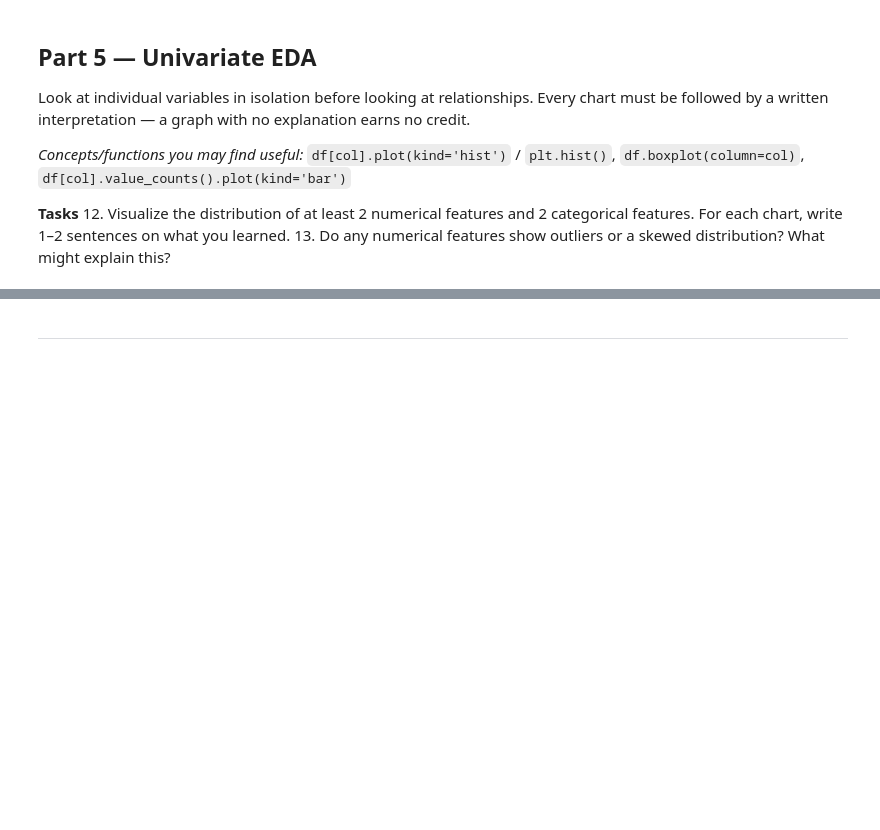
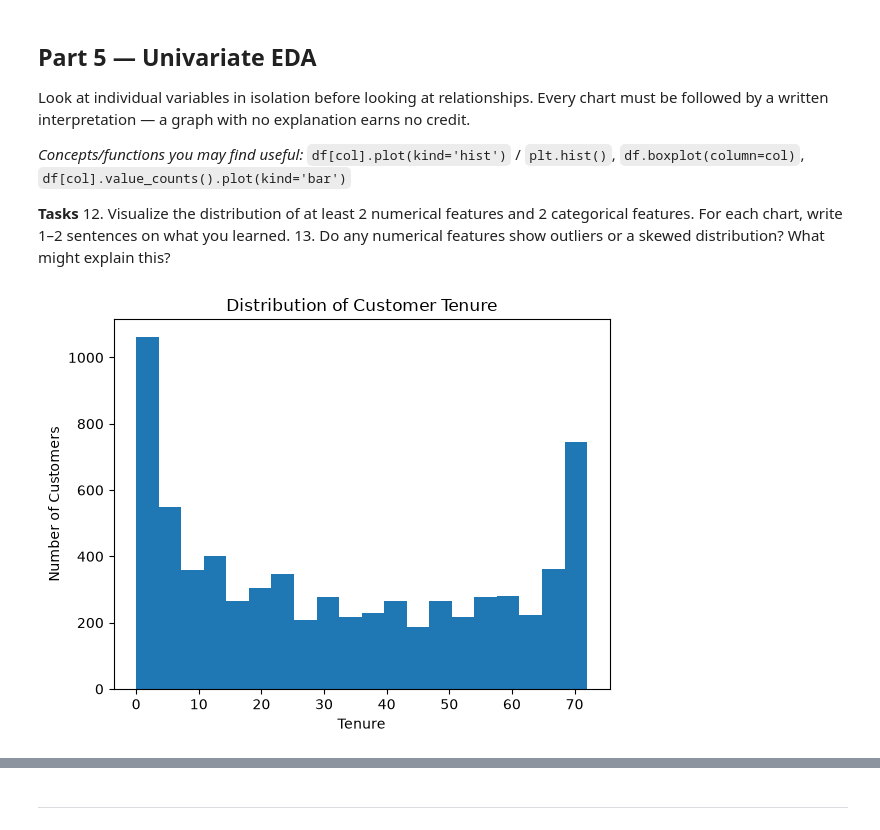
Before and after one commit to qasimio/Program5, a Jupyter notebook: 023-24-0279_MQasim_lab2.ipynb, the cells around one changed output, grey strips where cells are left out. Cells and saved outputs as stored; diff of their text form; code cells hidden in the pictures; blank space fills up the shorter version.

Commit message:
All 26 tasks done with cleaned dataset and bonus tasks

```diff
--- a/023-24-0279_MQasim_lab2.ipynb
+++ b/023-24-0279_MQasim_lab2.ipynb
@@ -191,2 +242,37 @@ Cleaning is a series of justified decisions, not a fixed recipe. For every issue
 # %%
 # Task 11 — apply your cleaning decisions here
+cleaned_df = df.copy()
+
+# Remove extra spaces from text columns
+for col in cleaned_df.select_dtypes(include="object").columns:
+    cleaned_df[col] = cleaned_df[col].str.strip()
+
+# Convert TotalCharges to numeric
+cleaned_df["TotalCharges"] = pd.to_numeric(
+    cleaned_df["TotalCharges"],
+    errors="coerce"
+)
+
+# Fill missing numerical values with median
+numeric_columns = cleaned_df.select_dtypes(include=np.number).columns
+
+for col in numeric_columns:
+    cleaned_df[col] = cleaned_df[col].fillna(cleaned_df[col].median())
+
+# Fill missing categorical values with mode
+categorical_columns = cleaned_df.select_dtypes(include="object").columns
+
+for col in categorical_columns:
+    if cleaned_df[col].isnull().sum() > 0:
+        cleaned_df[col] = cleaned_df[col].fillna(cleaned_df[col].mode()[0])
+
+# Remove exact duplicate rows
+cleaned_df = cleaned_df.drop_duplicates()
+
+# Remove duplicate customer IDs
+cleaned_df = cleaned_df.drop_duplicates(subset="customerID")
+
+# Remove identifier column
+cleaned_df = cleaned_df.drop(columns="customerID")
+
+cleaned_df.head()
@@ -206,5 +332,15 @@ Look at individual variables in isolation before looking at relationships. Every
 13. Do any numerical features show outliers or a skewed distribution? What might explain this?
 # %%
 # Task 12 — numerical feature 1: distribution plot
+
+cleaned_df["tenure"].plot(kind="hist", bins=20)
+
+plt.xlabel("Tenure")
+plt.ylabel("Number of Customers")
+plt.title("Distribution of Customer Tenure")
+
+plt.show()
+# %% [output]
+[figure, added]
 # %% [markdown]
 **Observation:** _(what did you learn from this chart?)_
```
Also changed, not shown: parts of 37 cells of this notebook, 1 other file.
